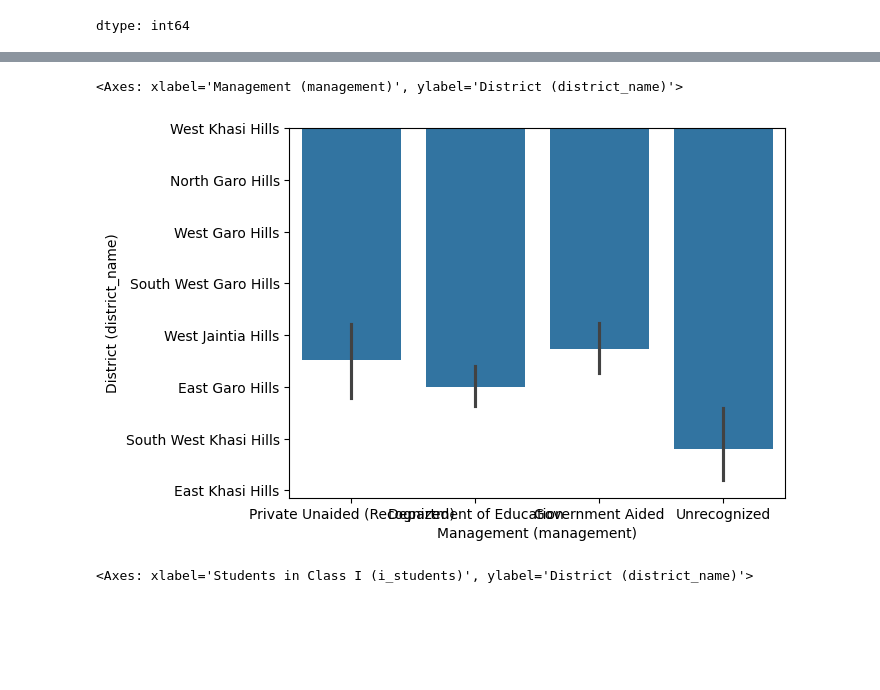
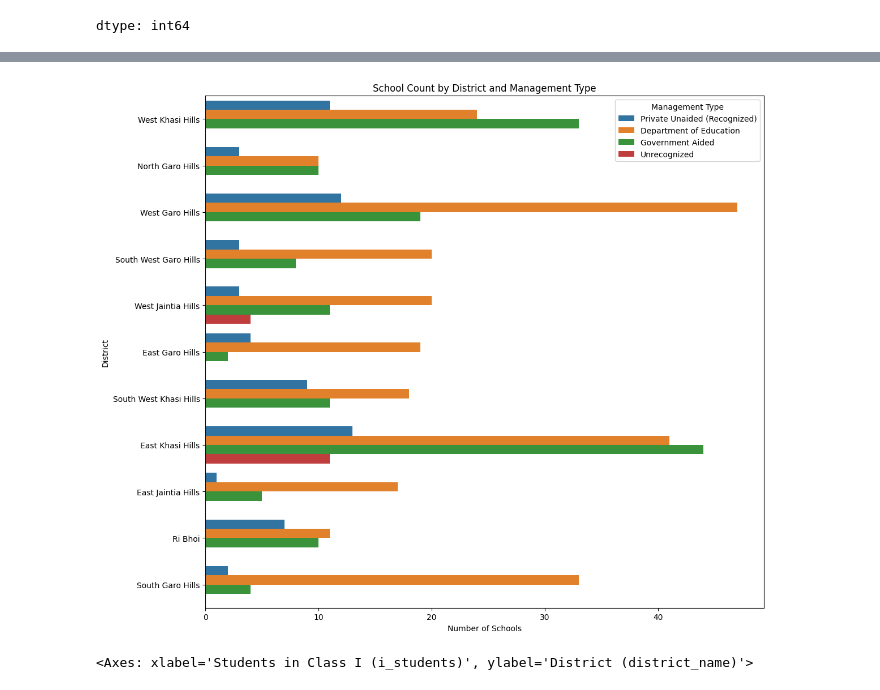
Before and after one commit to Pamela1005/Machine-learning-, a Jupyter notebook: Meghalaya education .ipynb, the cells around one changed output, grey strips where cells are left out. Cells and saved outputs as stored; diff of their text form; code cells hidden in the pictures; blank space fills up the shorter version.

```diff
--- a/Meghalaya education .ipynb
+++ b/Meghalaya education .ipynb
@@ -165,8 +165,17 @@ plt.show()
-# %%
-sns.barplot(x='Management (management)', y='District (district_name)', data=df)
-# %% [output]
-<Axes: xlabel='Management (management)', ylabel='District (district_name)'>
-[figure, removed]
+# %%
+import seaborn as sns
+import matplotlib.pyplot as plt
+
+plt.figure(figsize=(12, 10))
+sns.countplot(y='District (district_name)', hue='Management (management)', data=df)
+plt.title('School Count by District and Management Type')
+plt.xlabel('Number of Schools')
+plt.ylabel('District')
+plt.legend(title='Management Type')
+plt.tight_layout()
+plt.show()
+# %% [output]
+[figure, added]
 # %%
 sns.barplot(x='Students in Class I (i_students)', y='District (district_name)', data=df)
 # %% [output]
```
Also changed, not shown: parts of 3 cells of this notebook.
